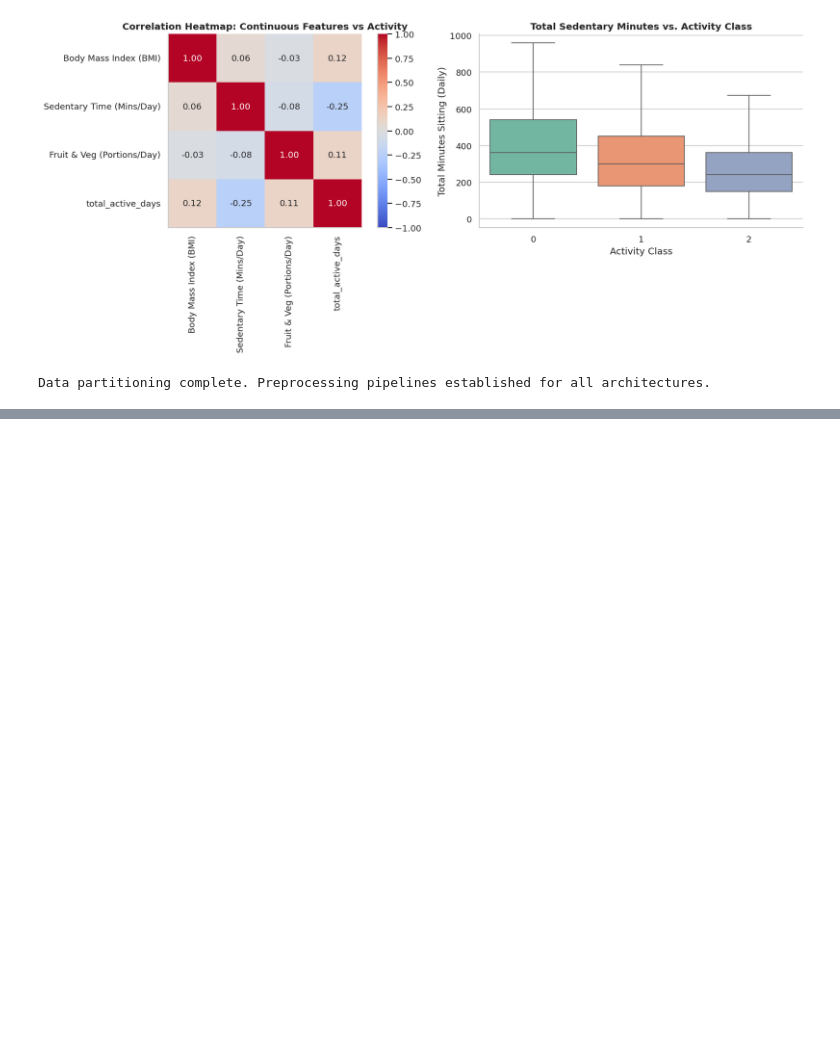
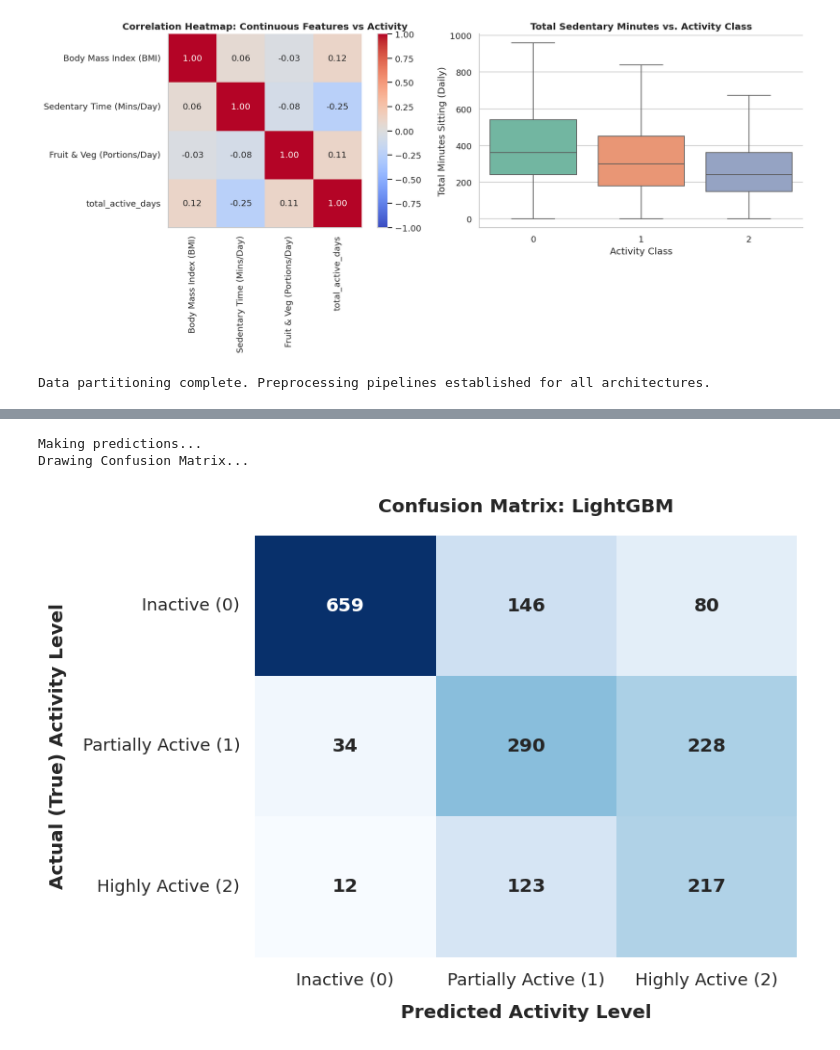
Before and after one commit to prardhanmushke/HSE-Physical-Activity-Analysis, a Jupyter notebook: Untitled19.ipynb, the cells around one changed output, grey strips where cells are left out. Saved outputs shown, nothing was run; the diff lists cells and outputs as text; code cells hidden in the pictures; blank space fills up the shorter version.

```diff
--- a/Untitled19.ipynb
+++ b/Untitled19.ipynb
@@ -388,0 +489,45 @@ plt.show()
+# %%
+import matplotlib.pyplot as plt
+import seaborn as sns
+from sklearn.metrics import confusion_matrix
+
+# =====================================================================
+# STEP 1: CHECK YOUR VARIABLE NAMES HERE
+# Change 'best_lgb' to whatever you named your LightGBM model
+# Change 'X_test' to whatever you named your test data (e.g., X_test_preprocessed)
+# =====================================================================
+my_model = best_lgbm      # <--- Check this name
+my_X_test = X_test       # <--- Check this name
+my_y_test = y_test       # (This is usually just y_test)
+
+print("Making predictions...")
+
+# 1. Ask the model to make predictions on the test data
+y_pred = my_model.predict(my_X_test)
+
+# 2. Calculate the raw confusion matrix
+cm = confusion_matrix(my_y_test, y_pred)
+
+print("Drawing Confusion Matrix...")
+
+# 3. Create a beautiful heatmap
+plt.figure(figsize=(7, 5))
+
+# We use 'Blues' for a professional academic look.
+sns.heatmap(cm, annot=True, fmt='d', cmap='Blues',
+            xticklabels=['Inactive (0)', 'Partially Active (1)', 'Highly Active (2)'],
+            yticklabels=['Inactive (0)', 'Partially Active (1)', 'Highly Active (2)'],
+            cbar=False, annot_kws={"size": 12, "weight": "bold"})
+
+# 4. Add formatting and labels
+plt.title('Confusion Matrix: LightGBM', fontweight='bold', pad=15)
+plt.xlabel('Predicted Activity Level', fontweight='bold', labelpad=10)
+plt.ylabel('Actual (True) Activity Level', fontweight='bold', labelpad=10)
+
+# 5. Display the plot
+plt.tight_layout()
+plt.show()
+# %% [output]
+Making predictions...
+Drawing Confusion Matrix...
+[figure, added]
```
Also changed, not shown: parts of 10 cells of this notebook.
